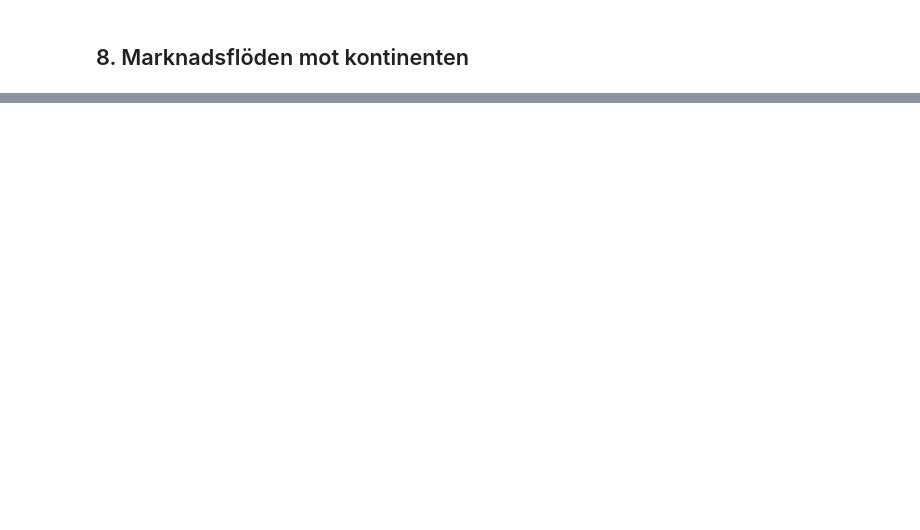
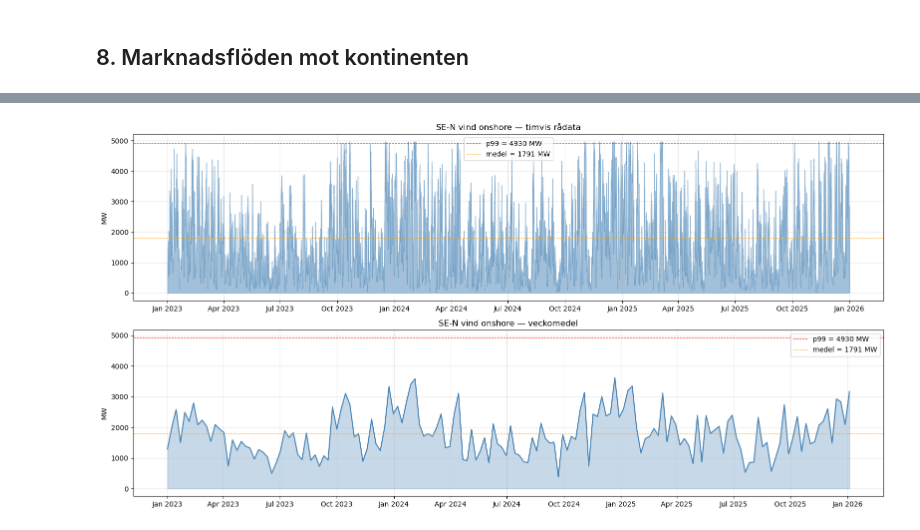
Before and after one commit to beow/NordPSA, a Jupyter notebook: notebooks/explore_results.ipynb, the cells around one changed output, grey strips where cells are left out. Drawn from its saved outputs; the diff is of its cells as text; code cells hidden in the pictures; blank space fills up the shorter version.

```diff
--- a/notebooks/explore_results.ipynb
+++ b/notebooks/explore_results.ipynb
@@ -420,0 +437,46 @@ n.generators['p_nom','p_nom_extendable','p_nom_min', 'p_nom_max', 'p_nom_set', '
+# %%
+
+import pandas as pd
+import numpy as np
+import matplotlib.pyplot as plt
+import matplotlib.dates as mdates
+sel = "ra"
+frames = []
+if sel == "raw":
+    for year in [2023, 2024, 2025]:
+        df = pd.read_parquet(ROOT / f'data/raw/production_SE-S_{year}.parquet')
+        df['timestampUTC'] = pd.to_datetime(df['timestampUTC'], utc=True)
+        frames.append(df.set_index('timestampUTC'))
+        df = pd.concat(frames).sort_index()
+    wind = df['wind'].fillna(0)
+else:
+    for year in [2023, 2024, 2025]:
+        df = n.generators_t.p.loc[str(year),'SE-S wind_onshore']
+        frames.append(df)
+        df = pd.concat(frames).sort_index()
+    wind = df.fillna(0)
+
+wind_w = wind.resample('W').mean()
+
+fig, axes = plt.subplots(2, 1, figsize=(16, 8))
+
+axes[0].fill_between(wind.index, wind.values, alpha=0.5, color='steelblue', step='post')
+axes[0].set_ylabel('MW')
+axes[0].set_title('SE-N vind onshore — timvis rådata')
+
+axes[1].plot(wind_w.index, wind_w.values, color='steelblue', lw=1.5)
+axes[1].fill_between(wind_w.index, wind_w.values, alpha=0.3, color='steelblue')
+axes[1].set_ylabel('MW')
+axes[1].set_title('SE-N vind onshore — veckomedel')
+
+for ax in axes:
+  ax.grid(True, alpha=0.3)
+  ax.axhline(np.percentile(wind, 99), color='red', ls='--', lw=0.8, label=f"p99 = {np.percentile(wind,99):.0f} MW")
+  ax.axhline(wind.mean(), color='orange', ls='--', lw=0.8, label=f"medel = {wind.mean():.0f} MW")
+  ax.xaxis.set_major_formatter(mdates.DateFormatter('%b %Y'))
+  ax.xaxis.set_major_locator(mdates.MonthLocator(interval=3))
+  ax.legend()
+
+plt.tight_layout()
+# %% [output]
+[figure, added]
```
Also changed, not shown: parts of 19 cells of this notebook, 4 other files.
